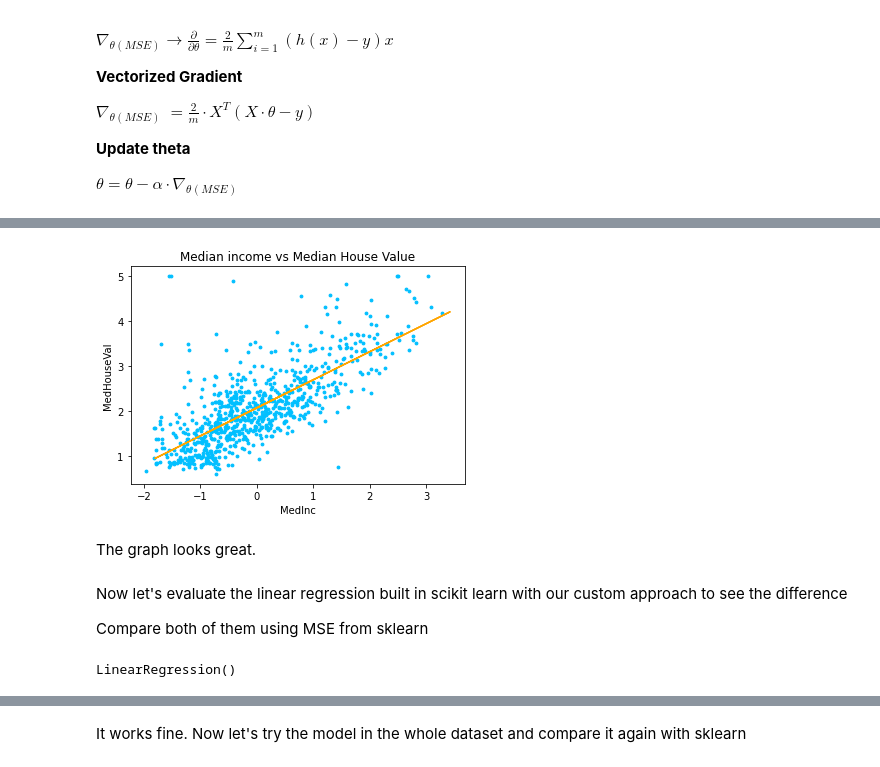
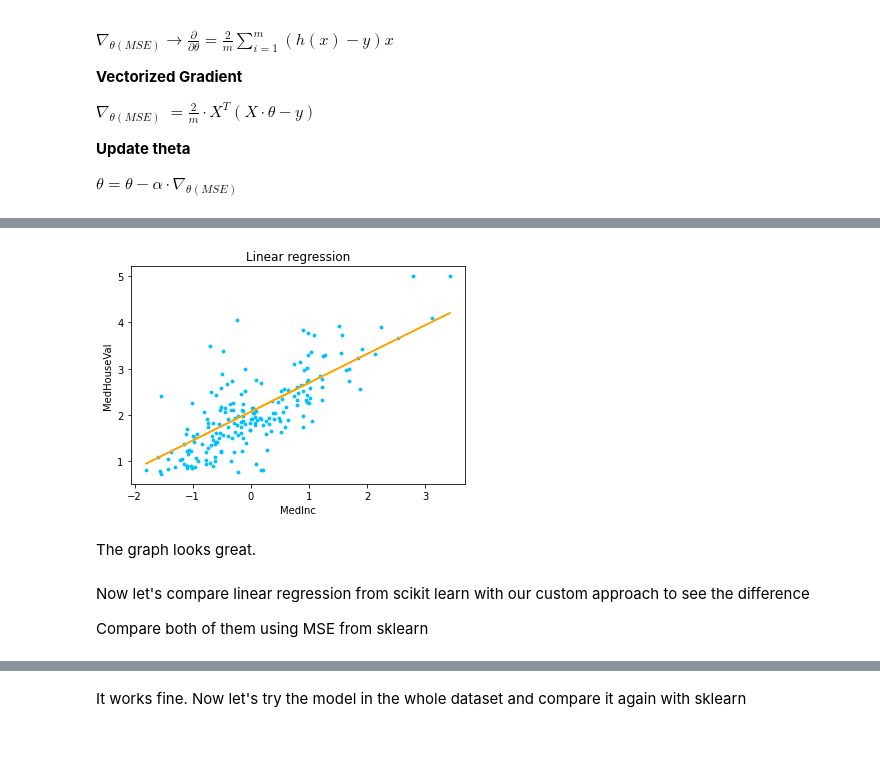
Before and after one commit to nicolasbuitragob/MLscratch, a Jupyter notebook: Linear_regression.ipynb, the cells around one changed output, grey strips where cells are left out. Drawn from its saved outputs; the diff is of its cells as text; code cells hidden in the pictures.

```diff
--- a/Linear_regression.ipynb
+++ b/Linear_regression.ipynb
@@ -379,16 +379,16 @@ pred = custom_model.predict(X_test_reshaped,theta)
 # %%
-plt.scatter(X_train_reshaped,y_train_reshaped,color='deepskyblue',s = 8)
-plt.plot(X_test_reshaped,pred,color = 'orange')
+plt.scatter(X_test_reshaped,y_test_reshaped,color='deepskyblue',s = 8)
+plt.plot(X_test_reshaped,pred_custom,color = 'orange')
 plt.xlabel('MedInc')
 plt.ylabel('MedHouseVal')
-plt.title('Median income vs Median House Value')
+plt.title('Linear regression')
 plt.show()
 # %% [output]
-[figure, old version]
+[figure, new version]
 # %% [markdown]
 The graph looks great.
 # %% [markdown]
-Now let's evaluate the linear regression built in scikit learn with our custom approach to see the difference
+Now let's compare linear regression from scikit learn with our custom approach to see the difference
 
 Compare both of them using MSE from sklearn
 # %%
@@ -398,4 +396,0 @@ model = LinearRegression()
-# %%
-model.fit(X_train_reshaped,y_train_reshaped)
-# %% [output]
-LinearRegression()
```
Also changed, not shown: parts of 23 cells of this notebook.
